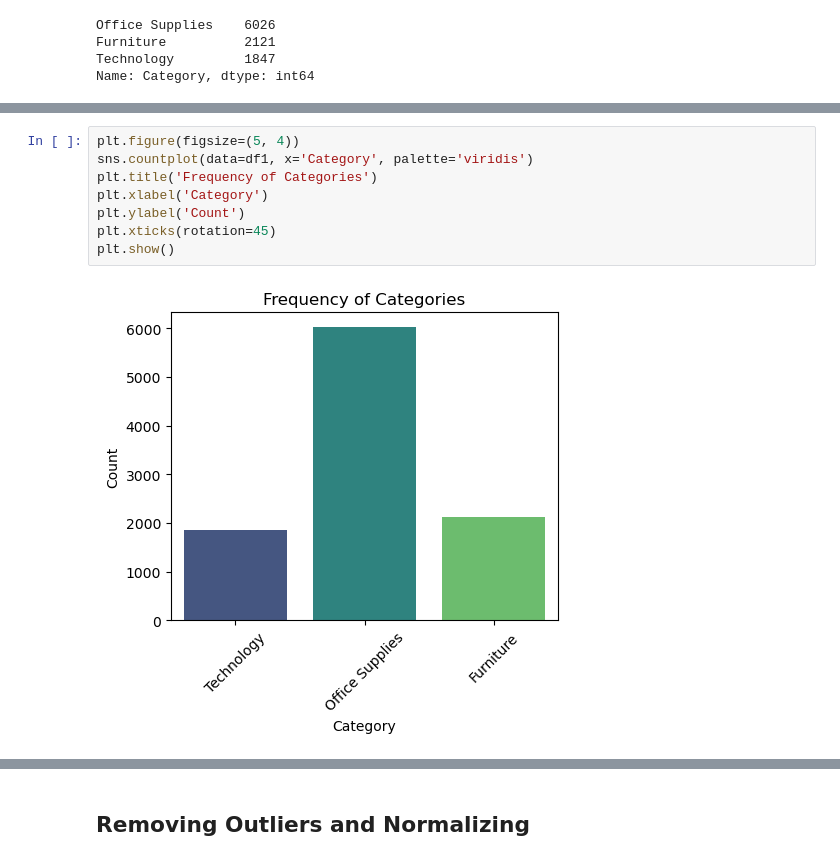
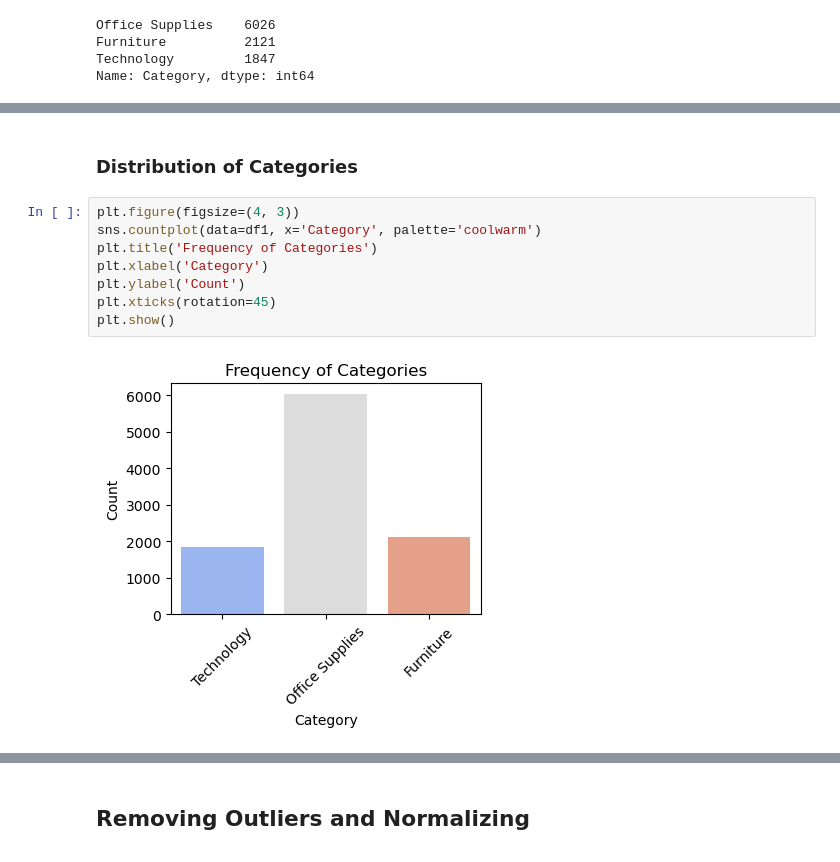
Before and after one commit to hennypurwadi/771951_Dataset_Analysis, a Jupyter notebook: 202370140.ipynb, the cells around one changed output, grey strips where cells are left out. Saved outputs shown, nothing was run; the diff lists cells and outputs as text.

```diff
--- a/202370140.ipynb
+++ b/202370140.ipynb
@@ -2448,10 +2486,12 @@ Name: Category, dtype: int64
+# %% [markdown]
+### Distribution of Categories
 # %%
-plt.figure(figsize=(5, 4))
-sns.countplot(data=df1, x='Category', palette='viridis')
+plt.figure(figsize=(4, 3))
+sns.countplot(data=df1, x='Category', palette='coolwarm')
 plt.title('Frequency of Categories')
 plt.xlabel('Category')
 plt.ylabel('Count')
 plt.xticks(rotation=45)
 plt.show()
 # %% [output]
-[figure, old version]
+[figure, new version]
```
Also changed, not shown: parts of 11 cells of this notebook.
